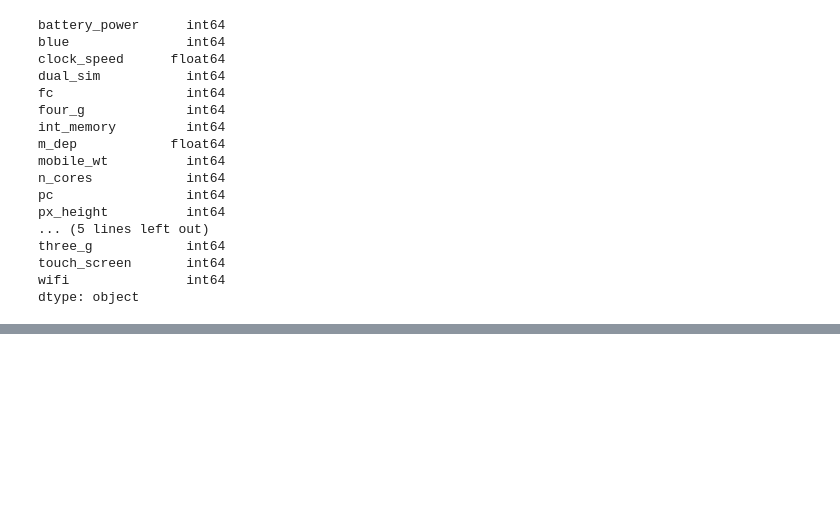
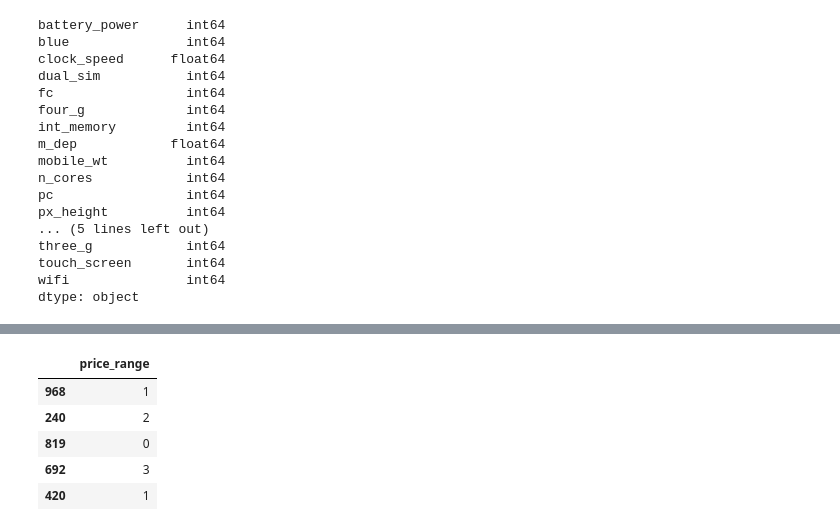
Before and after one commit to Shivam4681/DeepLearning-Programs, a Jupyter notebook: Multiclass_Classification_Keras.ipynb, the cells around one changed output, grey strips where cells are left out. Cells and saved outputs as stored; diff of their text form; code cells hidden in the pictures; blank space fills up the shorter version.

```diff
--- a/Multiclass_Classification_Keras.ipynb
+++ b/Multiclass_Classification_Keras.ipynb
@@ -91,0 +116,9 @@ ValueError: output config must be 'default' or 'pandas' got Pandas
+# %%
+y_train.head()
+# %% [output]
+|  | price_range |
+| 968 | 1 |
+| 240 | 2 |
+| 819 | 0 |
+| 692 | 3 |
+| 420 | 1 |
```
Also changed, not shown: parts of 24 cells of this notebook.
